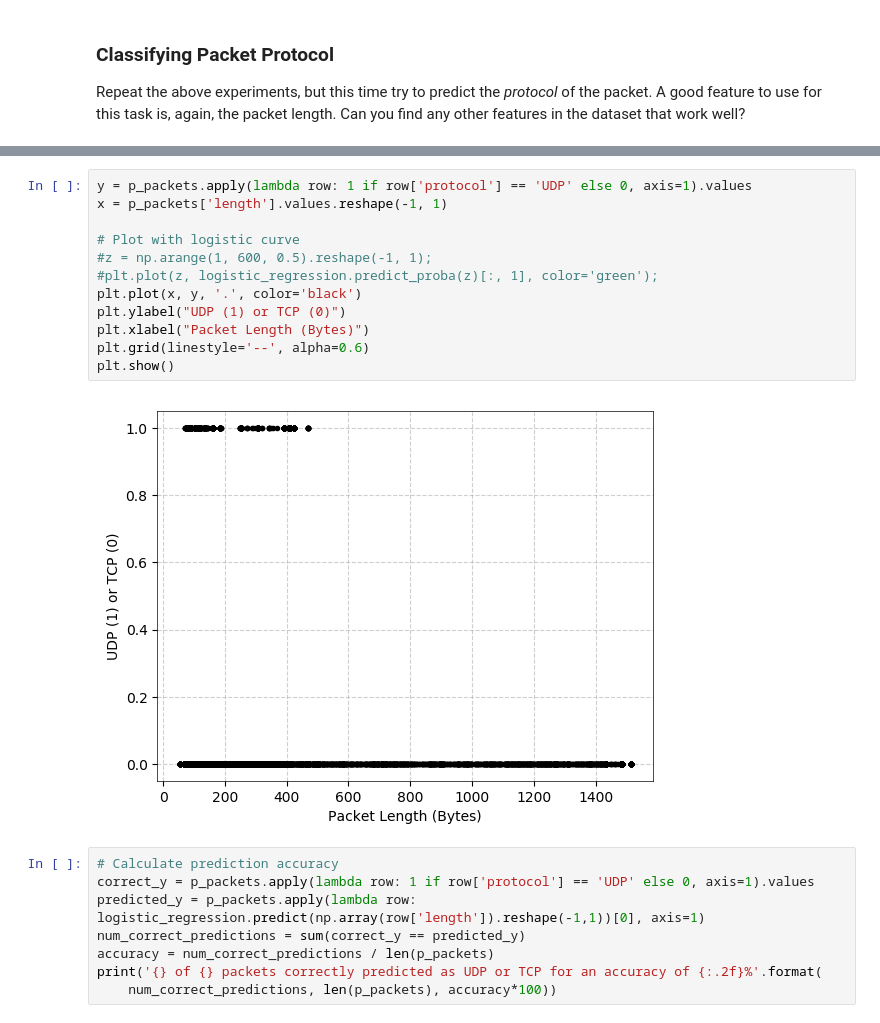
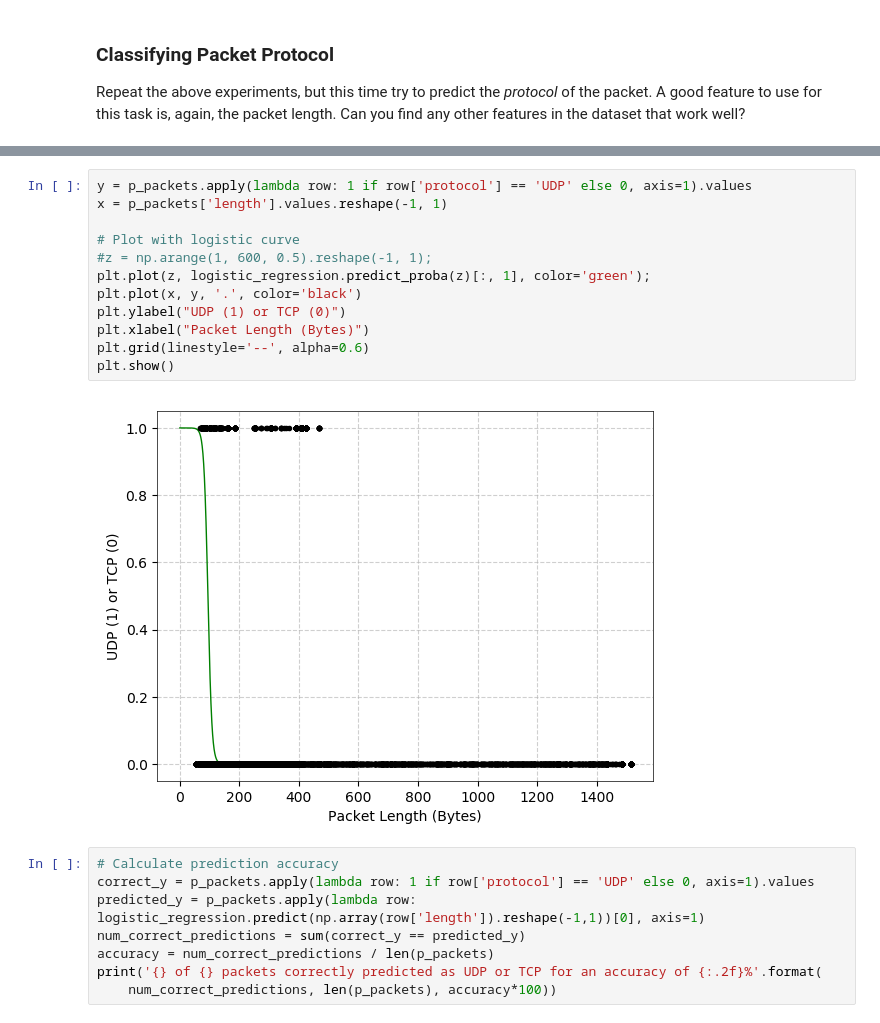
Before and after one commit to noise-lab/ml-networking, a Jupyter notebook: 1_Regression.ipynb, the cells around one changed output, grey strips where cells are left out. Saved outputs shown, nothing was run; the diff lists cells and outputs as text.

```diff
--- a/1_Regression.ipynb
+++ b/1_Regression.ipynb
@@ -254,17 +256,17 @@ p_packets.head(n=10)
 # %%
 y = p_packets.apply(lambda row: 1 if row['protocol'] == 'UDP' else 0, axis=1).values
 x = p_packets['length'].values.reshape(-1, 1)
 
 # Plot with logistic curve
 #z = np.arange(1, 600, 0.5).reshape(-1, 1);
-#plt.plot(z, logistic_regression.predict_proba(z)[:, 1], color='green');
+plt.plot(z, logistic_regression.predict_proba(z)[:, 1], color='green');
 plt.plot(x, y, '.', color='black')
 plt.ylabel("UDP (1) or TCP (0)")
 plt.xlabel("Packet Length (Bytes)")
 plt.grid(linestyle='--', alpha=0.6)
 plt.show()
 # %% [output]
-[figure, old version]
+[figure, new version]
 # %%
 # Calculate prediction accuracy
 correct_y = p_packets.apply(lambda row: 1 if row['protocol'] == 'UDP' else 0, axis=1).values
```
Also changed, not shown: parts of 5 cells of this notebook, 5 other files.
